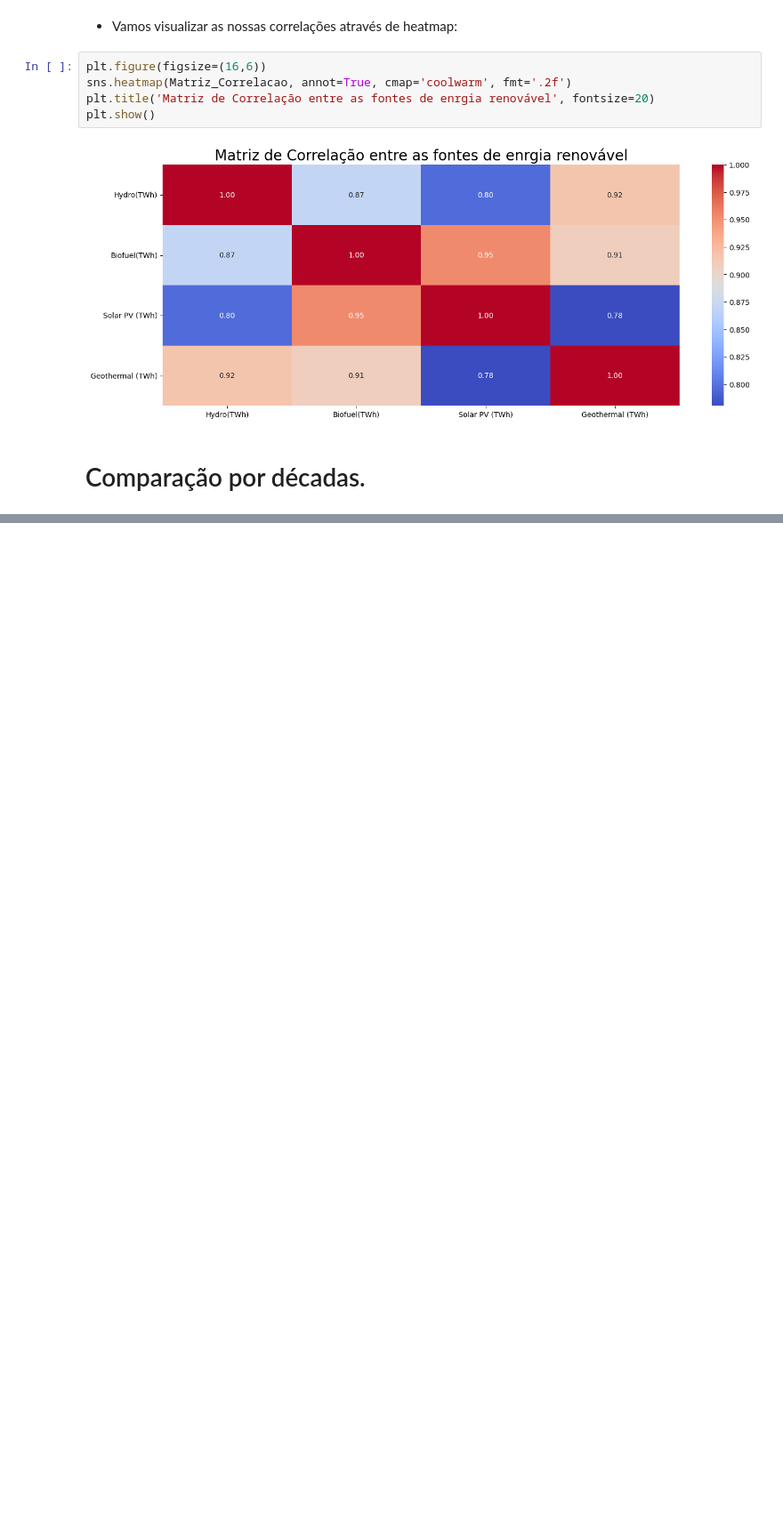
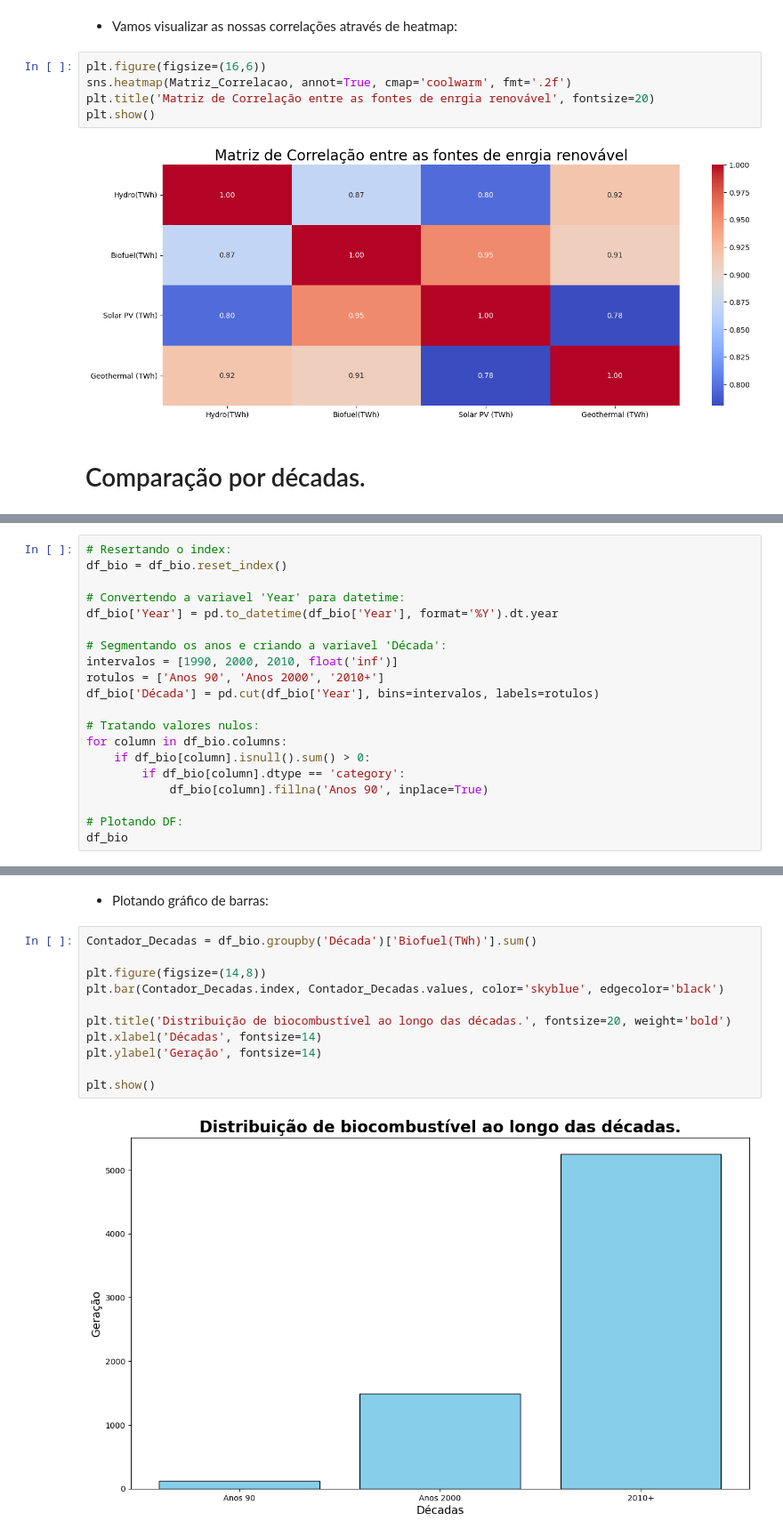
Before and after one commit to DanielMF14/analise_TWH_Continentes, a Jupyter notebook: Consumo_Energia_Renovavel.ipynb, the cells around one changed output, grey strips where cells are left out. Shown at 89% size. Drawn from its saved outputs; the diff is of its cells as text; blank space fills up the shorter version.

```diff
--- a/Consumo_Energia_Renovavel.ipynb
+++ b/Consumo_Energia_Renovavel.ipynb
@@ -404,0 +479,20 @@ plt.show()
+# %%
+# Resertando o index:
+df_bio = df_bio.reset_index()
+
+# Convertendo a variavel 'Year' para datetime:
+df_bio['Year'] = pd.to_datetime(df_bio['Year'], format='%Y').dt.year
+
+# Segmentando os anos e criando a variavel 'Década':
+intervalos = [1990, 2000, 2010, float('inf')]
+rotulos = ['Anos 90', 'Anos 2000', '2010+']
+df_bio['Década'] = pd.cut(df_bio['Year'], bins=intervalos, labels=rotulos)
+
+# Tratando valores nulos:
+for column in df_bio.columns:
+    if df_bio[column].isnull().sum() > 0:
+        if df_bio[column].dtype == 'category':
+            df_bio[column].fillna('Anos 90', inplace=True)
+
+# Plotando DF:
+df_bio
@@ -404,0 +523,15 @@ plt.show()
+# %% [markdown]
+* Plotando gráfico de barras:
+# %%
+Contador_Decadas = df_bio.groupby('Década')['Biofuel(TWh)'].sum()
+
+plt.figure(figsize=(14,8))
+plt.bar(Contador_Decadas.index, Contador_Decadas.values, color='skyblue', edgecolor='black')
+
+plt.title('Distribuição de biocombustível ao longo das décadas.', fontsize=20, weight='bold')
+plt.xlabel('Décadas', fontsize=14)
+plt.ylabel('Geração', fontsize=14)
+
+plt.show()
+# %% [output]
+[figure, added]
```
Also changed, not shown: parts of 17 cells of this notebook.
